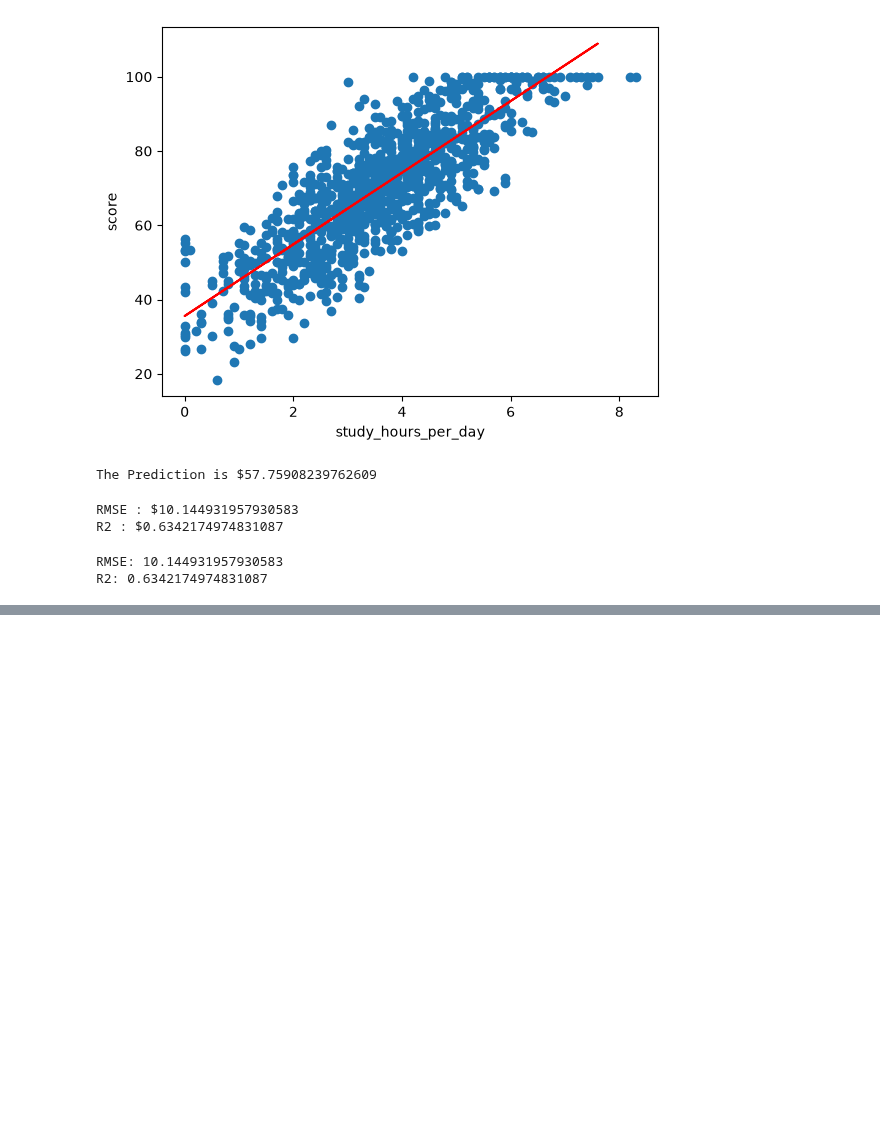
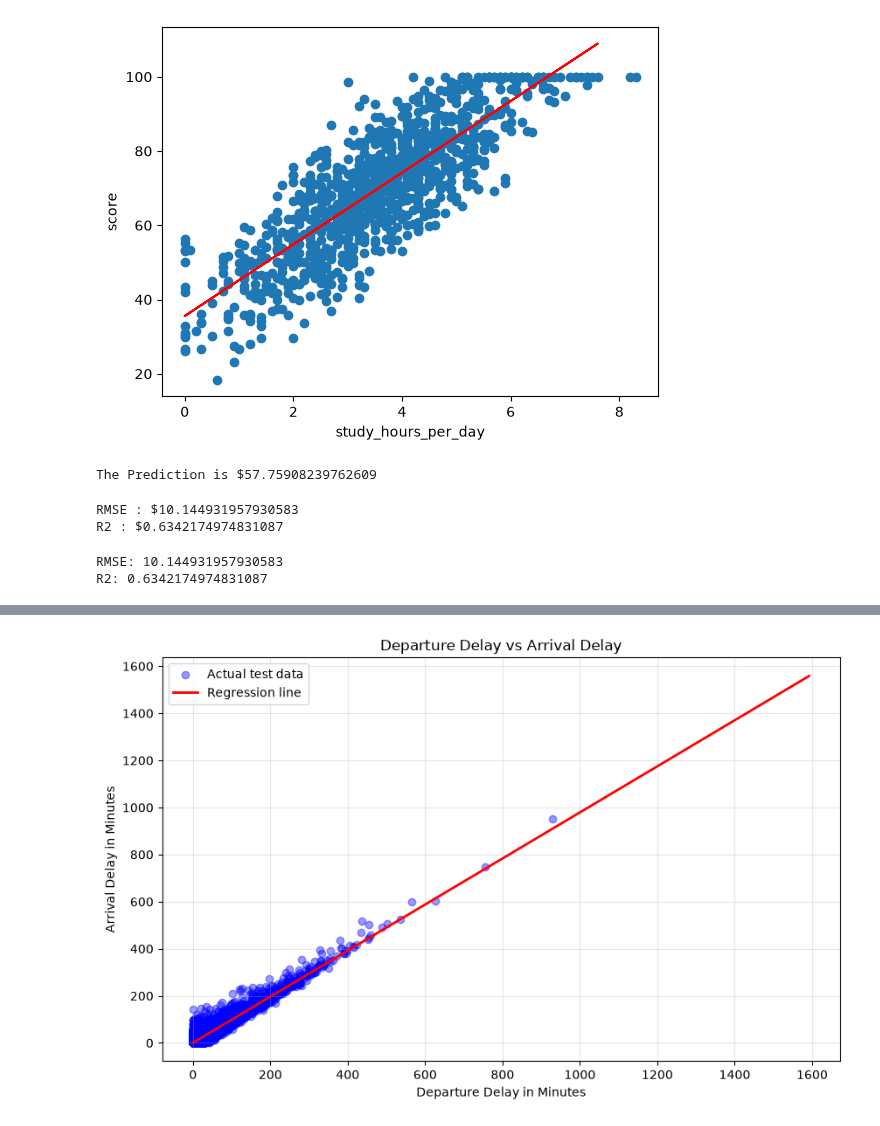
Before and after one commit to masoomk9666/hccda-ai, a Jupyter notebook: regression.ipynb, the cells around one changed output, grey strips where cells are left out. Saved outputs shown, nothing was run; the diff lists cells and outputs as text; code cells hidden in the pictures; blank space fills up the shorter version.

```diff
--- a/regression.ipynb
+++ b/regression.ipynb
@@ -119,0 +82,89 @@ plt.show()
+# %%
+
+import pandas as pd
+import matplotlib.pyplot as plt
+from sklearn.model_selection import train_test_split
+from sklearn.linear_model import LinearRegression
+from sklearn.metrics import root_mean_squared_error, r2_score
+
+# 1. Dataset load karein
+sk_df = pd.read_csv("./data/data.csv")
+
+# 2. Required columns select karein aur missing values remove karein
+df_clean = sk_df[
+    ["Departure Delay in Minutes", "Arrival Delay in Minutes"]
+].dropna()
+
+# 3. Input (X) aur Output (y)
+X = df_clean[["Departure Delay in Minutes"]]
+y = df_clean["Arrival Delay in Minutes"]
+
+# 4. Data ko training aur testing mein divide karein
+X_train, X_test, y_train, y_test = train_test_split(
+    X, y, test_size=0.2, random_state=2
+)
+
+# 5. Model banayein aur sirf training data par train karein
+sk_model = LinearRegression()
+sk_model.fit(X_train, y_train)
+
+print("Model trained successfully!")
+print("Slope:", sk_model.coef_[0])
+print("Intercept:", sk_model.intercept_)
+
+# 6. Test data par prediction karein
+y_pred = sk_model.predict(X_test)
+
+# 7. Model evaluation
+rmse = root_mean_squared_error(y_test, y_pred)
+r2 = r2_score(y_test, y_pred)
+
+print(f"RMSE: {rmse:.2f}")
+print(f"R2 Score: {r2:.4f}")
+
+# 8. Graph ke liye predictions
+# X_train ko sort karein taake line sahi draw ho
+train_pred = sk_model.predict(X_train)
+plot_df = pd.DataFrame({
+    "Departure": X_train["Departure Delay in Minutes"],
+    "Arrival": train_pred
+}).sort_values("Departure")
+
+plt.figure(figsize=(10, 6))
+
+plt.scatter(
+    X_test["Departure Delay in Minutes"],
+    y_test,
+    color="blue",
+    alpha=0.4,
+    label="Actual test data"
+)
+
+plt.plot(
+    plot_df["Departure"],
+    plot_df["Arrival"],
+    color="red",
+    linewidth=2,
+    label="Regression line"
+)
+
+plt.xlabel("Departure Delay in Minutes")
+plt.ylabel("Arrival Delay in Minutes")
+plt.title("Departure Delay vs Arrival Delay")
+plt.legend()
+plt.grid(True, alpha=0.3)
+plt.show()
+
+# 9. Naye data par prediction
+new_data = pd.DataFrame({
+    "Departure Delay in Minutes": [30]
+})
+
+predicted_arrival = sk_model.predict(new_data)
+
+print(
+    "Predicted arrival delay for 30 minutes departure delay:",
+    round(predicted_arrival[0], 2),
+    "minutes"
+)
+# %% [output]
@@ -119,0 +176 @@ plt.show()
+[figure, added]
```
Also changed, not shown: parts of 4 cells of this notebook.
